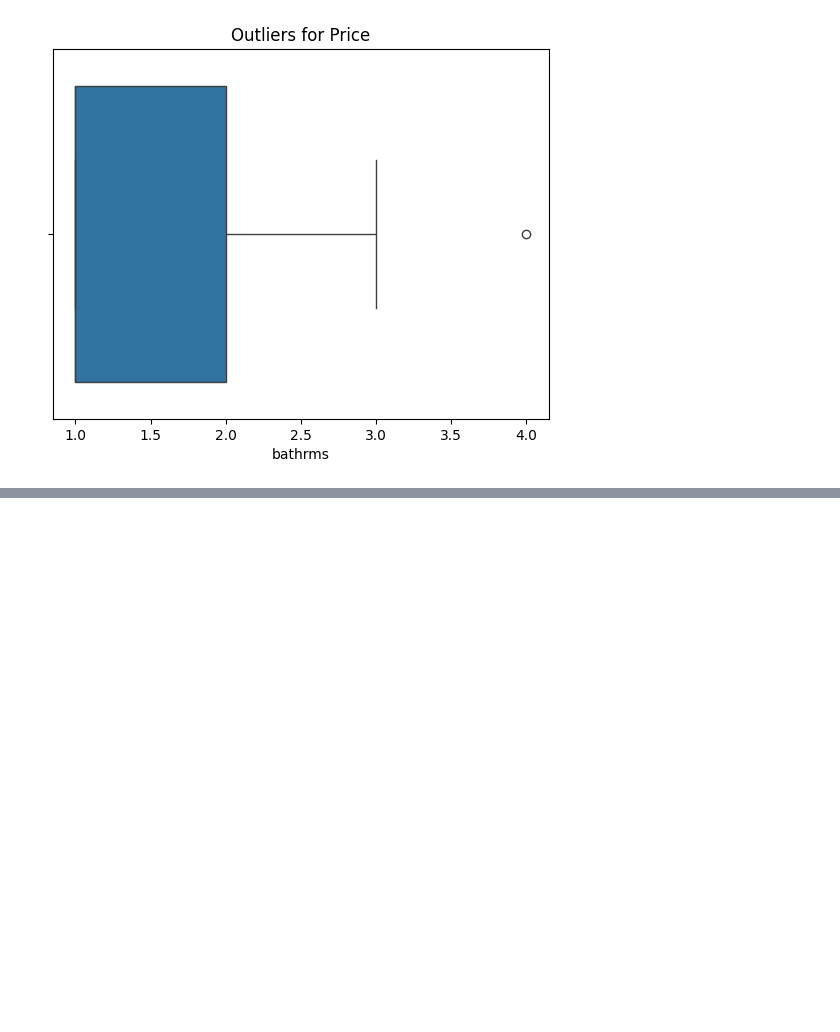
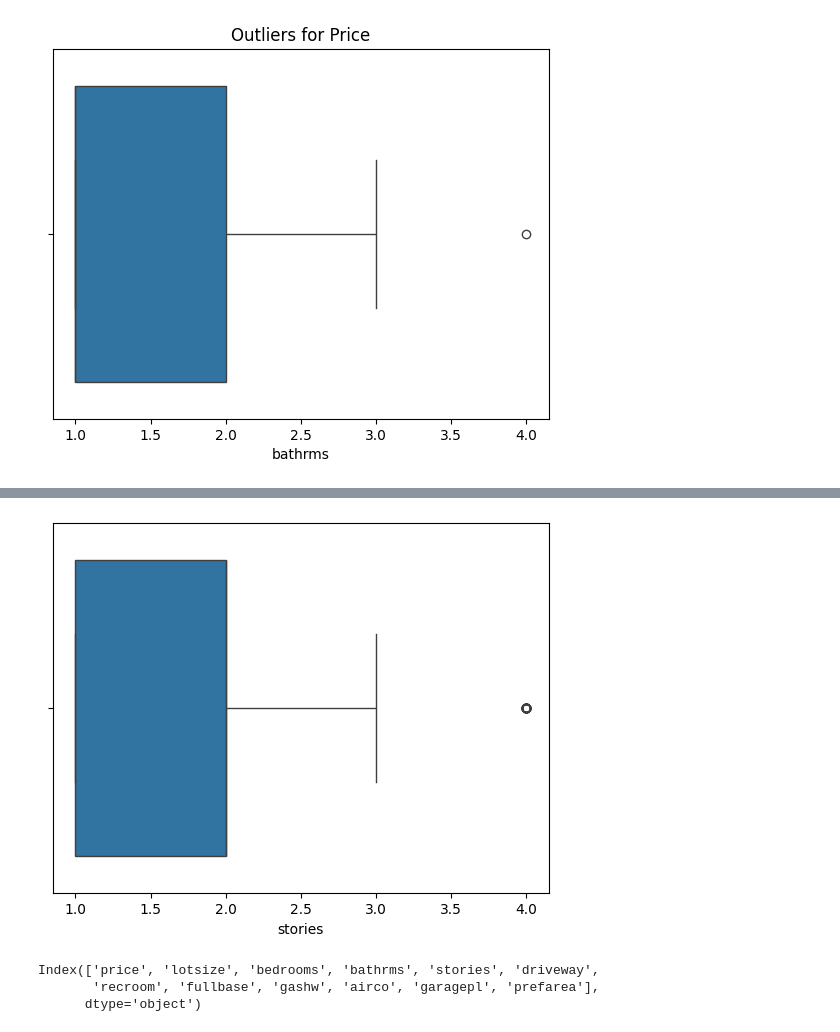
Before and after one commit to Roottoaccess/Semister2_ALL_important_concepts, a Jupyter notebook: AI and ML/housing.ipynb, the cells around one changed output, grey strips where cells are left out. Saved outputs shown, nothing was run; the diff lists cells and outputs as text; code cells hidden in the pictures; blank space fills up the shorter version.

```diff
--- a/AI and ML/housing.ipynb
+++ b/AI and ML/housing.ipynb
@@ -182,0 +226,11 @@ plt.show()
+# %%
+sns.boxplot(x = 'stories', data = df)
+plt.show()
+# %% [output]
+[figure, added]
+# %%
+df.columns
+# %% [output]
+Index(['price', 'lotsize', 'bedrooms', 'bathrms', 'stories', 'driveway',
+       'recroom', 'fullbase', 'gashw', 'airco', 'garagepl', 'prefarea'],
+      dtype='object')
```
Also changed, not shown: parts of 30 cells of this notebook, 2 other files.
